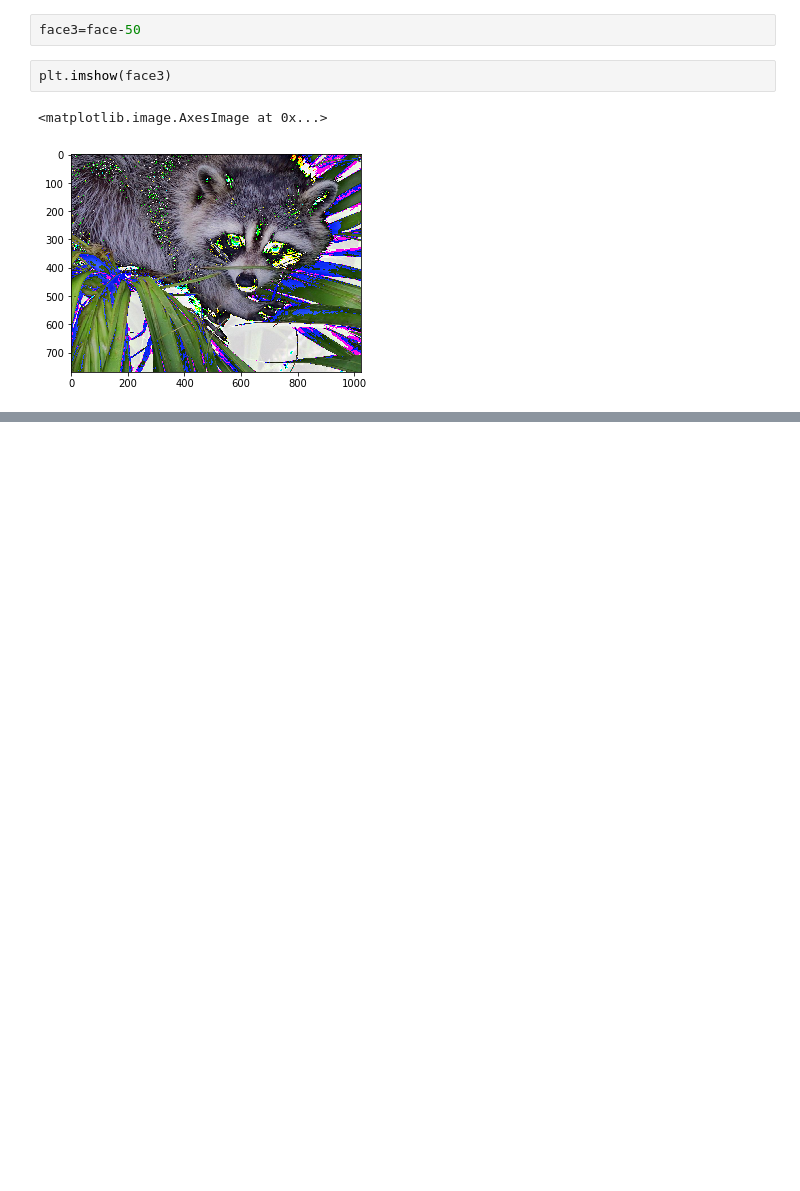
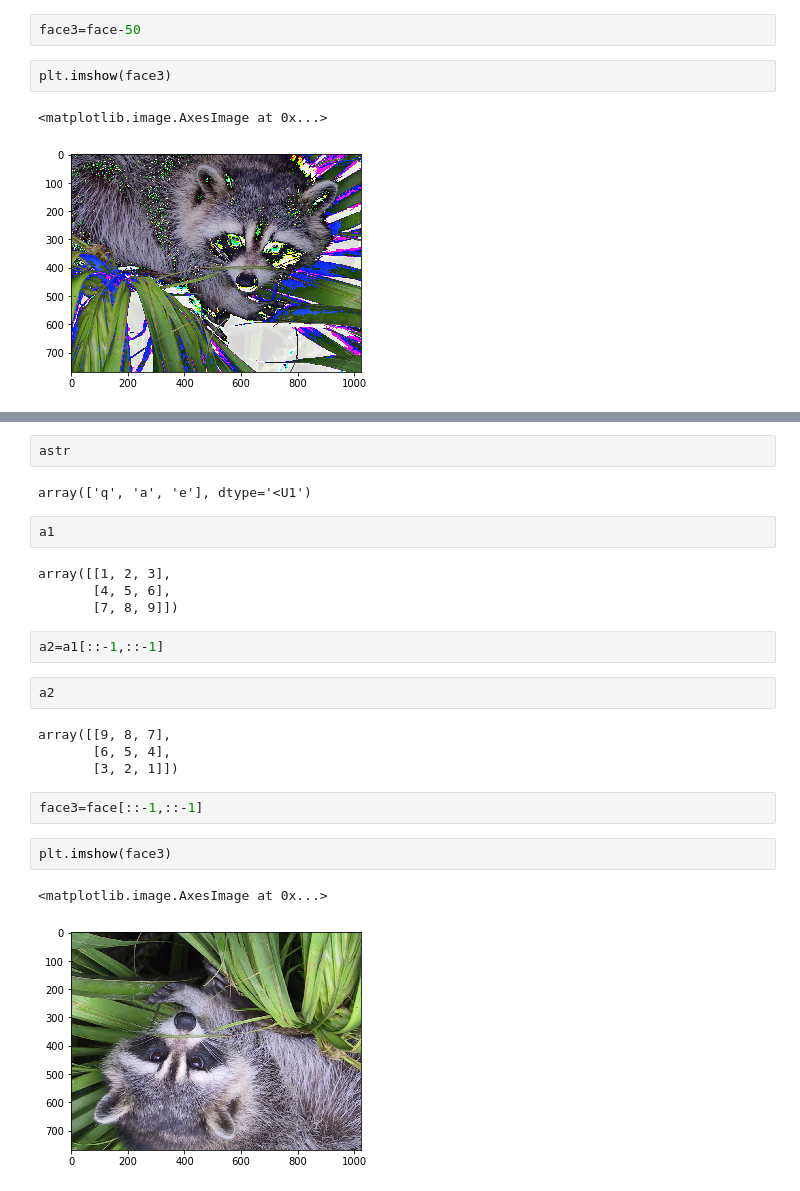
Before and after one commit to sagarbhadra7/Data-Science, a Jupyter notebook: Numpy.ipynb, the cells around one changed output, grey strips where cells are left out. Drawn from its saved outputs; the diff is of its cells as text; blank space fills up the shorter version.

```diff
--- a/Numpy.ipynb
+++ b/Numpy.ipynb
@@ -161,0 +214,25 @@ plt.imshow(face3)
+# %%
+astr
+# %% [output]
+array(['q', 'a', 'e'], dtype='<U1')
+# %%
+a1
+# %% [output]
+array([[1, 2, 3],
+       [4, 5, 6],
+       [7, 8, 9]])
+# %%
+a2=a1[::-1,::-1]
+# %%
+a2
+# %% [output]
+array([[9, 8, 7],
+       [6, 5, 4],
+       [3, 2, 1]])
+# %%
+face3=face[::-1,::-1]
+# %%
+plt.imshow(face3)
+# %% [output]
+<matplotlib.image.AxesImage at 0x...>
+[figure, added]
```
Also changed, not shown: parts of 50 cells of this notebook.
